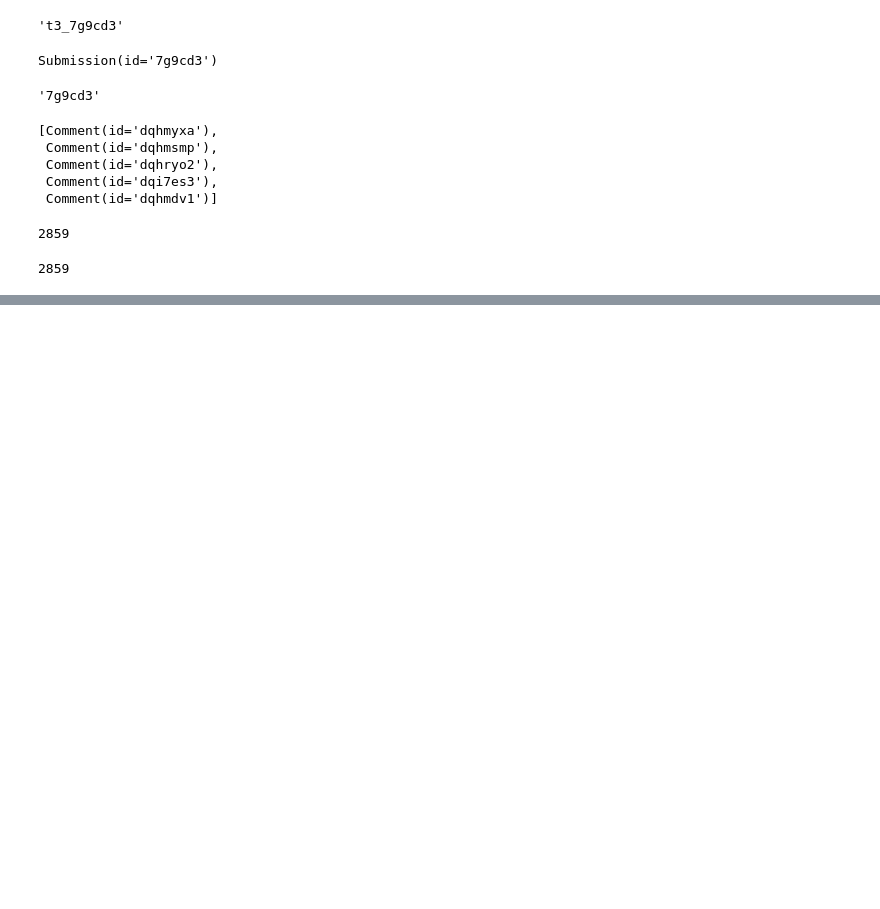
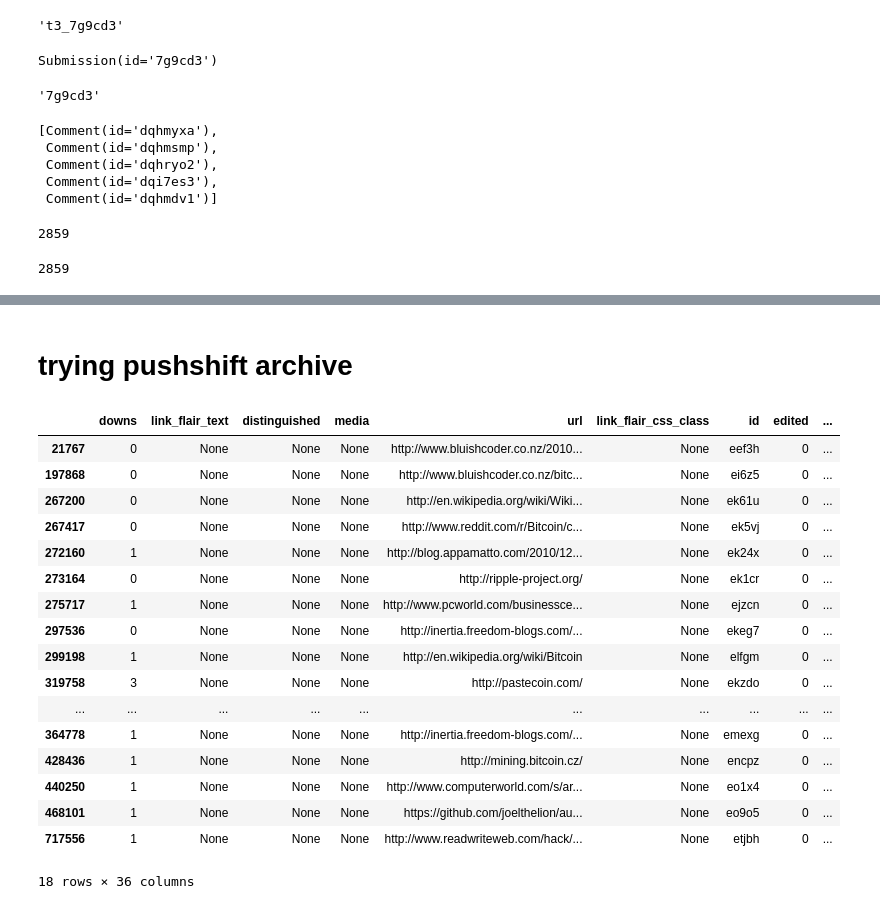
Before and after one commit to VeniJeen/CryptoSent, a Jupyter notebook: Scraping/PSAW 101.ipynb, the cells around one changed output, grey strips where cells are left out. Saved outputs shown, nothing was run; the diff lists cells and outputs as text; code cells hidden in the pictures; blank space fills up the shorter version.

```diff
--- a/Scraping/PSAW 101.ipynb
+++ b/Scraping/PSAW 101.ipynb
@@ -398,0 +231,25 @@ url
+# %% [markdown]
+# trying pushshift archive
+# %%
+df=pd.read_json(r"D:\downloads\RS_2010-12",lines=True)
+# %%
+df[df.subreddit.str.contains('Bitcoin')]#.subreddit.unique()
+# %% [output]
+|  | downs | link_flair_text | distinguished | media | url | link_flair_css_class | id | edited | ... |
+| 21767 | 0 | None | None | None | http://www.bluishcoder.co.nz/2010... | None | eef3h | 0 | ... |
+| 197868 | 0 | None | None | None | http://www.bluishcoder.co.nz/bitc... | None | ei6z5 | 0 | ... |
+| 267200 | 0 | None | None | None | http://en.wikipedia.org/wiki/Wiki... | None | ek61u | 0 | ... |
+| 267417 | 0 | None | None | None | http://www.reddit.com/r/Bitcoin/c... | None | ek5vj | 0 | ... |
+| 272160 | 1 | None | None | None | http://blog.appamatto.com/2010/12... | None | ek24x | 0 | ... |
+| 273164 | 0 | None | None | None | http://ripple-project.org/ | None | ek1cr | 0 | ... |
+| 275717 | 1 | None | None | None | http://www.pcworld.com/businessce... | None | ejzcn | 0 | ... |
+| 297536 | 0 | None | None | None | http://inertia.freedom-blogs.com/... | None | ekeg7 | 0 | ... |
+| 299198 | 1 | None | None | None | http://en.wikipedia.org/wiki/Bitcoin | None | elfgm | 0 | ... |
+| 319758 | 3 | None | None | None | http://pastecoin.com/ | None | ekzdo | 0 | ... |
+| ... | ... | ... | ... | ... | ... | ... | ... | ... | ... |
+| 364778 | 1 | None | None | None | http://inertia.freedom-blogs.com/... | None | emexg | 0 | ... |
+| 428436 | 1 | None | None | None | http://mining.bitcoin.cz/ | None | encpz | 0 | ... |
+| 440250 | 1 | None | None | None | http://www.computerworld.com/s/ar... | None | eo1x4 | 0 | ... |
+| 468101 | 1 | None | None | None | https://github.com/joelthelion/au... | None | eo9o5 | 0 | ... |
+| 717556 | 1 | None | None | None | http://www.readwriteweb.com/hack/... | None | etjbh | 0 | ... |
+18 rows × 36 columns
```
Also changed, not shown: parts of 28 cells of this notebook, 3 other files.
